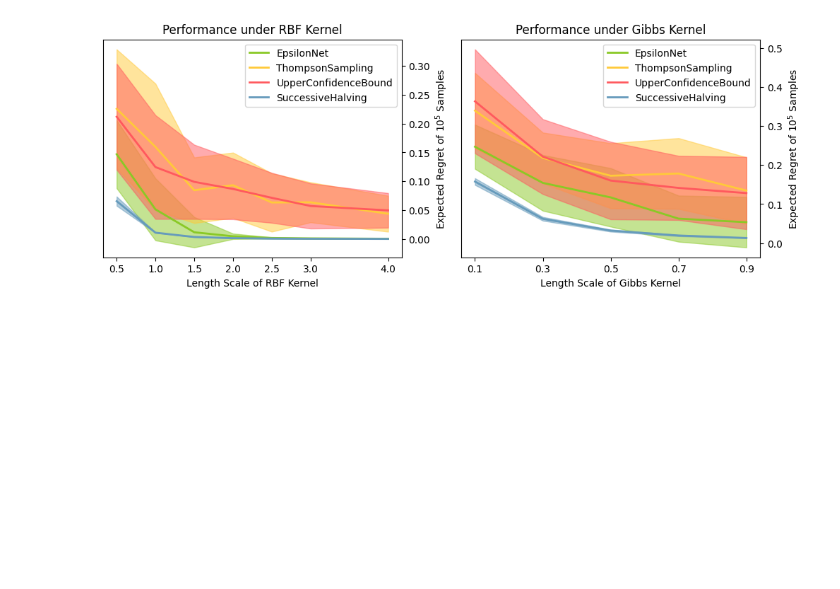
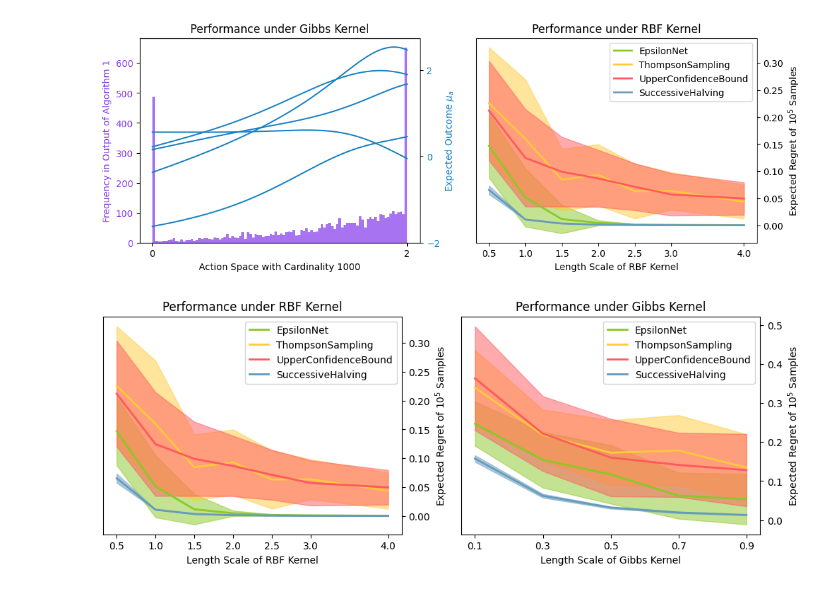
Before and after one commit to Quan-Zhou/MAB, a Jupyter notebook: RKHScombinatorial.ipynb, the cells around one changed output. Drawn from its saved outputs; the diff is of its cells as text; code cells hidden in the pictures; blank space fills up the shorter version.

```diff
--- a/RKHScombinatorial.ipynb
+++ b/RKHScombinatorial.ipynb
@@ -361,3 +430,84 @@ report
+# %%
+report=pd.read_csv('report_rbf.csv')
+length_range=[0.5,1,1.5,2,2.5,3,4]
+# %%
+num_points=1000
+gibbs=gibbsmatrix(num_points=num_points,length_scale=0.1)
+actionspace=gibbs.actionspace
+kernel=gibbs.kernel
+# %%
+batch_size=5000
+all_counts = collections.Counter()
+# Run fun.subset() many times and update the counts
+fun=GPfunctions_Epsilon(K=batch_size,actionspace=actionspace,kernel=kernel)
+indices = fun.subset  # Should return a subset (e.g., list or set) of indices
+all_counts.update(indices)
+# %%
+fig, axes = plt.subplots(1,2,figsize=(12,4))  # (rows, cols)
+# plt.subplots_adjust(wspace=0.01)
+methods = ['epsilon','ts','ucb','sh']
+methodnames = dict(zip(methods,['EpsilonNet','ThompsonSampling','UpperConfidenceBound','SuccessiveHalving']))
+K=5
+colormap = dict(zip(methods, ['#8ac926','#ffca3a','#ff595e','#669bbc']))
+
+i=1
+for m in methods:
+    dfmean=report.groupby(by=["length_scale",'K','method']).mean()['EmpiricialRegret']
+    mean=np.array([dfmean[l][K][m] for l in length_range])
+    dfstd=report.groupby(by=["length_scale",'K','method']).std()['EmpiricialRegret']
+    std=np.array([dfstd[l][K][m] for l in length_range])
+    axes[i].plot(length_range, mean, label="{}".format(methodnames[m]), color=colormap[m],linewidth=2)
+    axes[i].fill_between(length_range, mean-std, mean+std, color=colormap[m],alpha=0.5)
+
+# axes[i].set_ylim([-0.05,0.5])
+axes[i].set_title('Performance under RBF Kernel') #"K={} out of 15 Actions".format(krange[i])
+axes[i].set_xlabel("Length Scale of RBF Kernel")
+axes[i].set_xticks(length_range)
+axes[i].set_ylabel(r"Expected Regret of $10^5$ Samples")
+axes[i].legend()
+# Move the left spine (axis line) to the right
+axes[i].yaxis.tick_right()  # Move ticks to the right
+axes[i].yaxis.set_label_position("right")  # Move the label to the right
+
+
+i=0
+# First plot (left y-axis)
+color1 = '#8338ec'
+
+# Group indices into one bin
+bin_size = 10
+num_bins = num_points // bin_size
+grouped_histogram = [sum(all_counts[i] for i in range(b * bin_size, (b + 1) * bin_size)) for b in range(num_bins)]
+# Plot the grouped histogram
+axes[i].bar([b * bin_size + bin_size/2  for b in range(num_bins)], grouped_histogram, width=bin_size,alpha=0.7,color=color1)
+axes[i].set_xlabel('Action Space with Cardinality {}'.format(num_points))
+axes[i].set_xticks([0,999])
+axes[i].set_xticklabels([0,2])
+axes[i].set_ylabel('Frequency in Output of Algorithm 1', color=color1)
+axes[i].tick_params(axis='y', labelcolor=color1)
+axes[i].set_title('Performance under Gibbs Kernel')
+
+# Second y-axis
+ax2 = axes[i].twinx()
+color2 = '#1982c4' #"#2a9d8f"
+ax2.set_ylabel(r'Expected Outcome $\mu_a$', color=color2)
+batch_size=5
+fun=GPfunctions_Epsilon(K=1,actionspace=actionspace,kernel=kernel)
+fun_samples=fun.samples(size=batch_size)
+for i in range(batch_size):
+    ax2.plot([*range(num_points)],fun_samples[i,:],color=color2)
+ax2.set_yticks([2, 0, -2])  # set the tick positions
+ax2.tick_params(axis='y', labelcolor=color2)
+
+# Save plot as a PDF without margins
+plt.subplots_adjust(wspace=None)
+# plt.savefig("RKHS_baselines.pdf", format="pdf", bbox_inches='tight', pad_inches=0, transparent=True)
+
+# Adjust layout
+# plt.tight_layout()
+plt.show()
+# %% [output]
+[figure, added]
 # %%
 fig, axes = plt.subplots(1,2,figsize=(12,4))  # (rows, cols)
 # plt.subplots_adjust(wspace=0.01)
```
Also changed, not shown: parts of 13 cells of this notebook, 6 other files.
